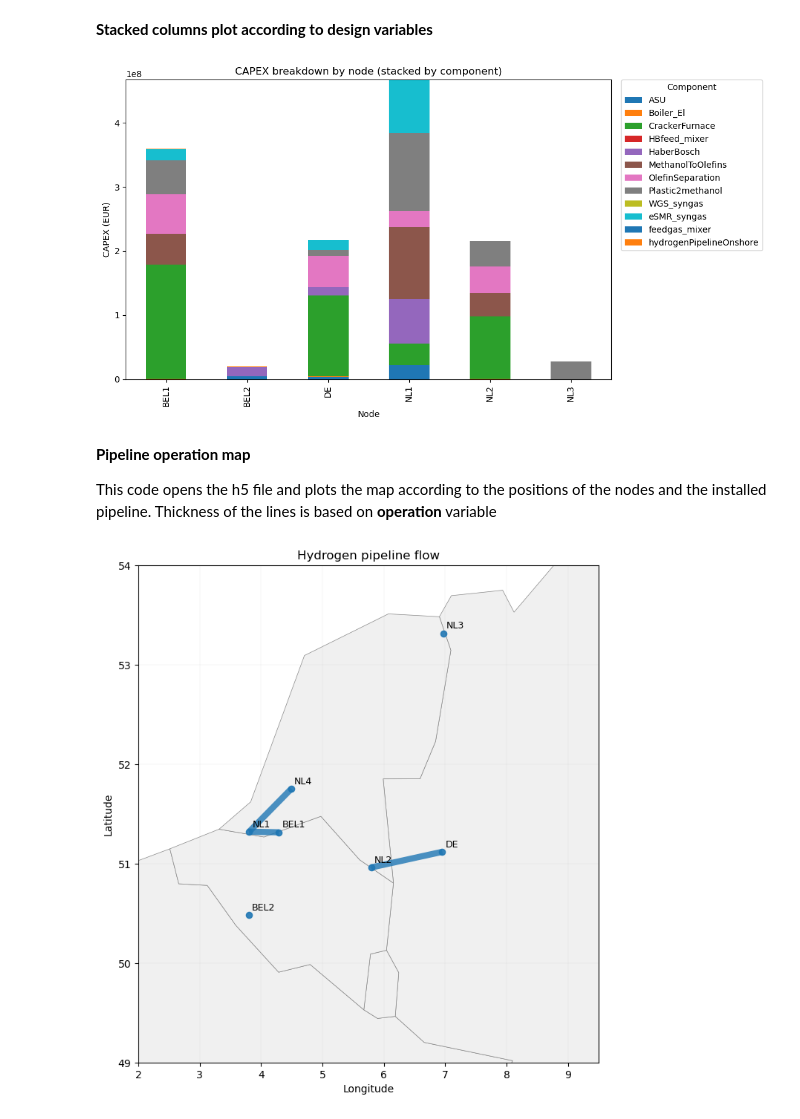
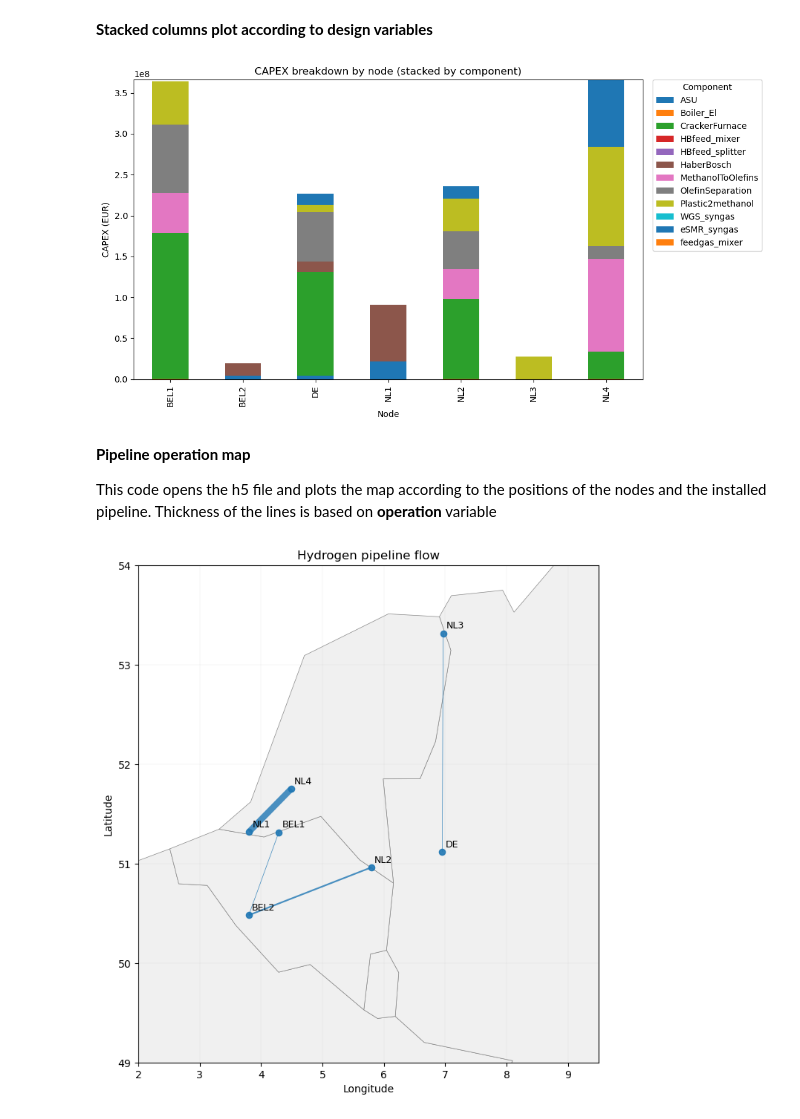
Before and after one commit to AlessandroMagnino/AdOpT-NET0_my, a Jupyter notebook: output_analysers/h5_reader.ipynb, the cells around one changed output. Drawn from its saved outputs; the diff is of its cells as text; code cells hidden in the pictures.

Commit message:
new sim on H2 transport

```diff
--- a/output_analysers/h5_reader.ipynb
+++ b/output_analysers/h5_reader.ipynb
@@ -344,7 +344,7 @@ def make_geopandas_map(edges_df: pd.DataFrame,
 
 
 # main
-h5_path = r"output\backbone_20260212114802-1\optimization_results.h5"
+h5_path = r"output\backbone_20260213171631-1\optimization_results.h5"
 nodes_csv = r"case_studies\backbone\plants_clusters_summary.csv"
 year = "2022"
 
@@ -533,36 +533,36 @@ def plot_stacked_capex_by_node(df: pd.DataFrame,
     ax.set_ylabel("CAPEX (EUR)")
     ax.set_xlabel("Node")
     ax.set_title("CAPEX breakdown by node (stacked by component)")
     ax.legend(title="Component", bbox_to_anchor=(1.02, 1), loc="upper left", borderaxespad=0)
 
     plt.tight_layout()
     plt.show()
 
 # Main
-h5_path = r"output\20260209175611-1\optimization_results.h5"
+h5_path = r"output\backbone_costs_transport_20260213180225-1\optimization_results.h5"
 year = "2022"
 
 base = create_base_df(h5_path, year=year)
 base_tech = load_technologies_design_results("capex_tot", h5_path, year=year, base_df=base)
 base_ntw = load_networks_design_results("capex", h5_path, year=year, base_df=base)
 
 base_combined = merge_tech_and_ntw(base_tech, base_ntw, dataset_name=("capex_tot", "capex"), column_name="capex")
 
 # In case we want to load size as well (not needed for the plot but maybe useful for other analyses):
 # base = load_design_results("size", h5_path, year=year, base_df=base)
 
 # Node order (optional, can be customized or set to None for default sorting)
-node_order = ["BEL1", "BEL2", "DE", "NL1", "NL2", "NL3"]
+node_order = ["BEL1", "BEL2", "DE", "NL1", "NL2", "NL3", "NL4"]
 
 plot_stacked_capex_by_node(
     base_combined,
     capex_col="capex",
     node_order=node_order,
     top_n_components=None,   # set to something like 10 if the legend explodes
     drop_zeros=True
 )
 # %% [output]
-[figure, old version]
+[figure, new version]
 # %% [markdown]
 **Pipeline operation map**
 
@@ -735,7 +735,7 @@ def make_geopandas_map(edges_df: pd.DataFrame,
 
 
 # main
-h5_path = r"output\backbone_costs_transport_20260213102837-1\optimization_results.h5"
+h5_path = r"output\backbone_costs_transport_20260213180225-1\optimization_results.h5"
 nodes_csv = r"case_studies\backbone_costs_transport\plants_clusters_summary.csv"
 year = "2022"
 
@@ -748,4 +748,4 @@ fig, ax, g_nodes_roi, g_edges_roi = make_geopandas_map(
 )
 plt.show()
 # %% [output]
-[figure, old version]
+[figure, new version]
```
Also changed, not shown: 2 other files.
